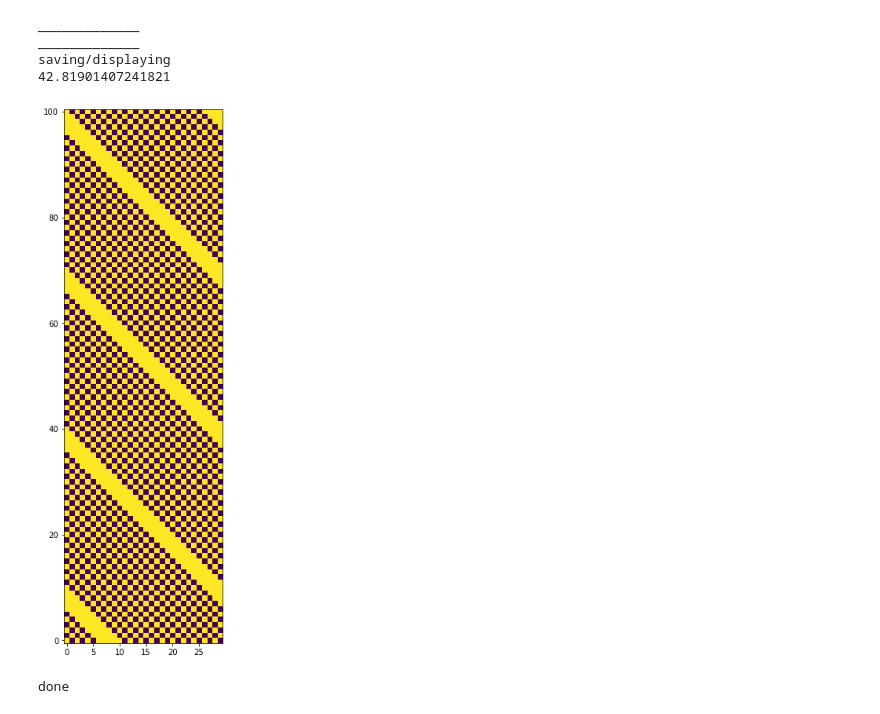
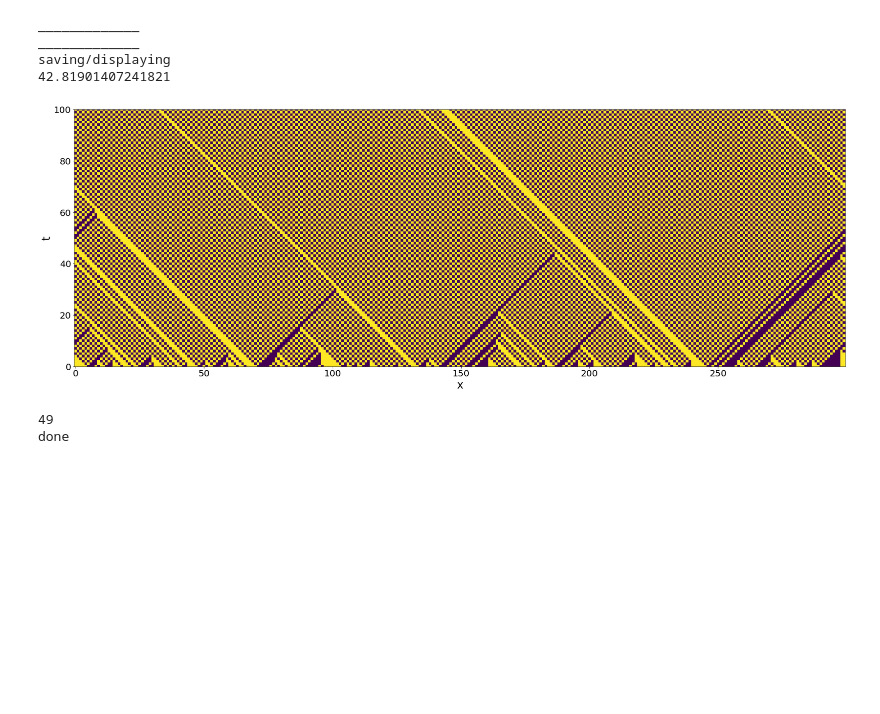
Before and after one commit to malcolmmaas/traffic, a Jupyter notebook: model.ipynb, the cells around one changed output. Drawn from its saved outputs; the diff is of its cells as text; code cells hidden in the pictures; blank space fills up the shorter version.

Commit message:
improved initiation and generated some figures for CA models

```diff
--- a/model.ipynb
+++ b/model.ipynb
@@ -412,10 +412,11 @@ saving/displaying
 # %%
 # Cellular automata: rule 184
 cells = []
-N = 30
-iterations = 100
+N = 300
+iterations = 300
 for i in range(N):
-    if i%2 == 0 or i == 7 or i == 9:
+#     if i%3 == 0 or i == 76 or i == 74:
+    if random.uniform(0, 1) < 0.5:
         cells.append(True)
     else:
         cells.append(False)
@@ -444,12 +445,17 @@ for i in range(iterations):
 # %%
 import matplotlib
 import numpy as np
 
 fig, ax = plt.subplots(1, 1, tight_layout=True)
 ax.imshow(cell_series, interpolation='none')
 ax.invert_yaxis()
+ax.tick_params(axis='both', which='major', labelsize=20)
+plt.ylabel('t', fontsize=24)
+plt.xlabel('x', fontsize=24)
+plt.ylim(0,100)
+plt.savefig('figs/rule184jammed.jpg')
 # %% [output]
-[figure, old version]
+[figure, new version]
 # %%
 # Cellular automata: Nagel-Schreckenberg
 
@@ -457,17 +463,24 @@ import copy
 import random
 
 cells = []
-L = 400
+L = 300
 spacing = 2
-iterations = 1600
+iterations = 600
 v_max = 5
 P = 0.1
 for i in range(L):
-    if i%spacing == 0:
+#     if i%spacing == 0:
+    if random.uniform(0, 1) < 0.16:
+#     if i < 3:
         cells.append(0)
     else:
         cells.append(-1)
 
+cells = copy.deepcopy(cells_init)
+# cells_init = copy.deepcopy(cells)
+
+
+print(cells.count(0))
 cell_series = [copy.deepcopy(cells)]
 for i in range(iterations):
     cells_old = copy.deepcopy(cells)
@@ -492,16 +505,17 @@ for i in range(iterations):
             elif dx < v + 1:
                 new_v = dx - 1
 #             print(new_v)
-            if random.uniform(0, 1) < P:
+            if random.uniform(0, 1) < P and new_v > 0:
                 new_v -= 1
+            cells[j] = -1
             cells[(j + new_v)%L] = new_v
-            cells[j] = -1
 #         print(cells)
 
     cell_series.append(copy.deepcopy(cells))
 
 print('done')
 # %% [output]
+49
 done
 # %%
 import matplotlib.pyplot as plt
```
Also changed, not shown: parts of 1 cell of this notebook, 10 other files.
